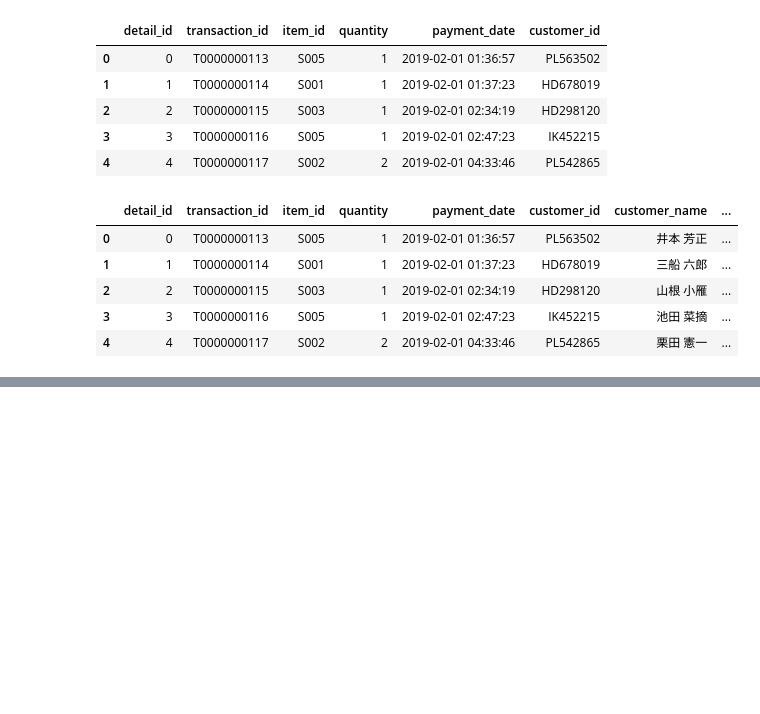
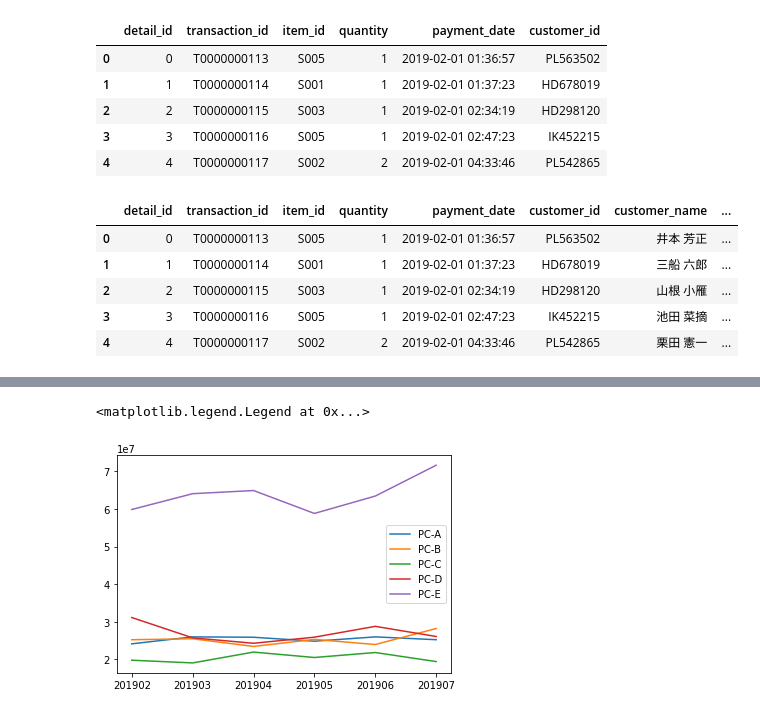
Before and after one commit to hgssnk/data_analysis, a Jupyter notebook: 01_データ加工.ipynb, the cells around one changed output, grey strips where cells are left out. Saved outputs shown, nothing was run; the diff lists cells and outputs as text; code cells hidden in the pictures; blank space fills up the shorter version.

```diff
--- a/01_データ加工.ipynb
+++ b/01_データ加工.ipynb
@@ -75,3 +75,7 @@ join.head()
 | 2 | 2 | T0000000115 | S003 | 1 | 2019-02-01 02:34:19 | HD298120 | 山根 小雁 | ... |
 | 3 | 3 | T0000000116 | S005 | 1 | 2019-02-01 02:47:23 | IK452215 | 池田 菜摘 | ... |
 | 4 | 4 | T0000000117 | S002 | 2 | 2019-02-01 04:33:46 | PL542865 | 栗田 憲一 | ... |
+# %%
+# 05 priceカラムを作成する
+join["price"] = join["quantity"] * join["item_price"]
+join.head()
@@ -77,0 +153,8 @@ join.head()
+# %%
+# payment_dateをdate型に変換しておく
+join["payment_date"] = pd.to_datetime(join["payment_date"])
+# 月のカラムを作成し、フォーマットを指定しておく
+join["payment_month"] = join["payment_date"].dt.strftime("%Y%m")
+# 表示
+display(join[["payment_date", "payment_month"]].head())
+display(join[["payment_date", "payment_month"]].dtypes)
@@ -77,0 +218,4 @@ join.head()
+# %%
+# 10 商品別の売り上げ推移
+g_data = pd.pivot_table(join, index='payment_month', columns='item_name', values=['price'], aggfunc='sum')
+g_data.head()
@@ -77,0 +231,12 @@ join.head()
+# %%
+# グラフを描画
+import matplotlib.pyplot as plt
+plt.plot(list(g_data.index), g_data["price", "PC-A"], label="PC-A")
+plt.plot(list(g_data.index), g_data["price", "PC-B"], label="PC-B")
+plt.plot(list(g_data.index), g_data["price", "PC-C"], label="PC-C")
+plt.plot(list(g_data.index), g_data["price", "PC-D"], label="PC-D")
+plt.plot(list(g_data.index), g_data["price", "PC-E"], label="PC-E")
+plt.legend()
+# %% [output]
+<matplotlib.legend.Legend at 0x...>
+[figure, added]
```
Also changed, not shown: parts of 10 cells of this notebook.
